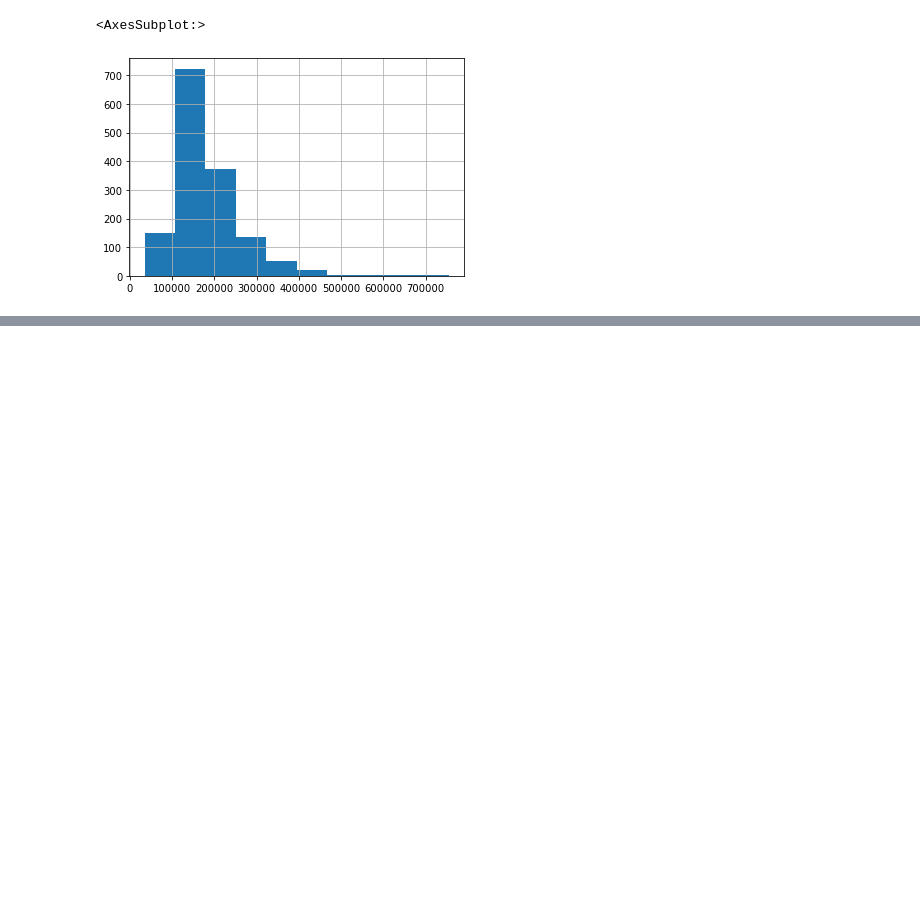
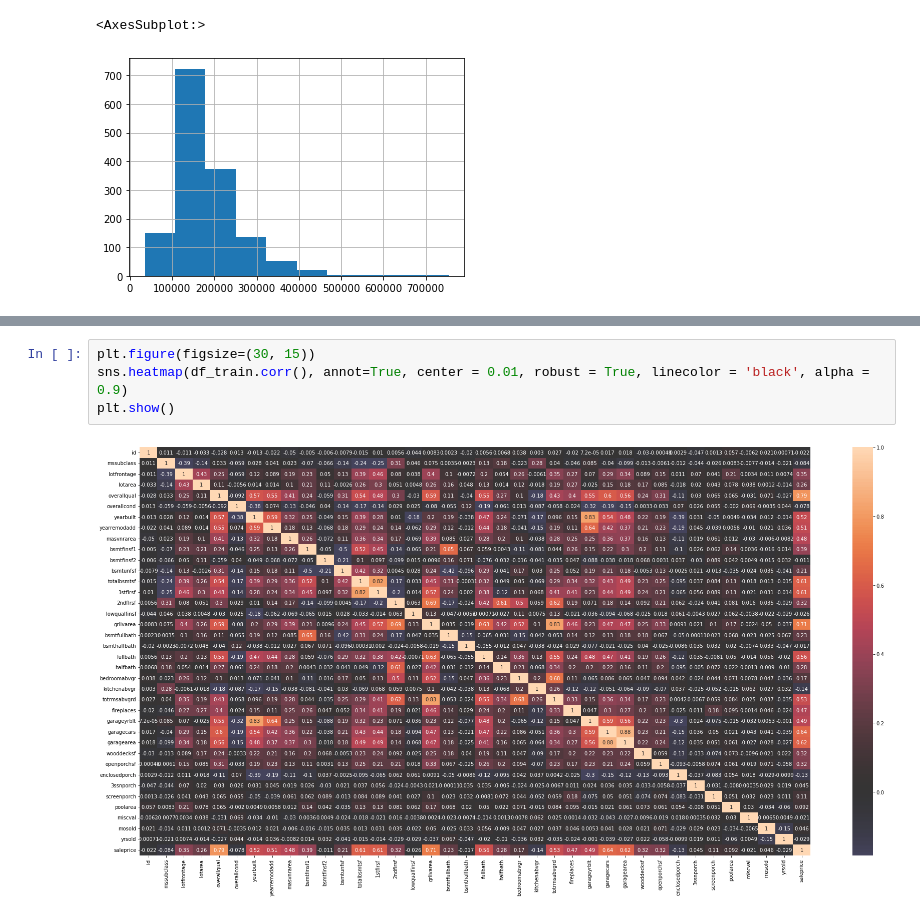
Before and after one commit to ViniciusHolanda001/House_Prices, a Jupyter notebook: notebook/eda_house_prices.ipynb, the cells around one changed output, grey strips where cells are left out. Saved outputs shown, nothing was run; the diff lists cells and outputs as text; blank space fills up the shorter version.

```diff
--- a/notebook/eda_house_prices.ipynb
+++ b/notebook/eda_house_prices.ipynb
@@ -170,0 +207,6 @@ df_train['saleprice'].hist()
+# %%
+plt.figure(figsize=(30, 15))
+sns.heatmap(df_train.corr(), annot=True, center = 0.01, robust = True, linecolor = 'black', alpha = 0.9)
+plt.show()
+# %% [output]
+[figure, added]
```
Also changed, not shown: parts of 5 cells of this notebook.
